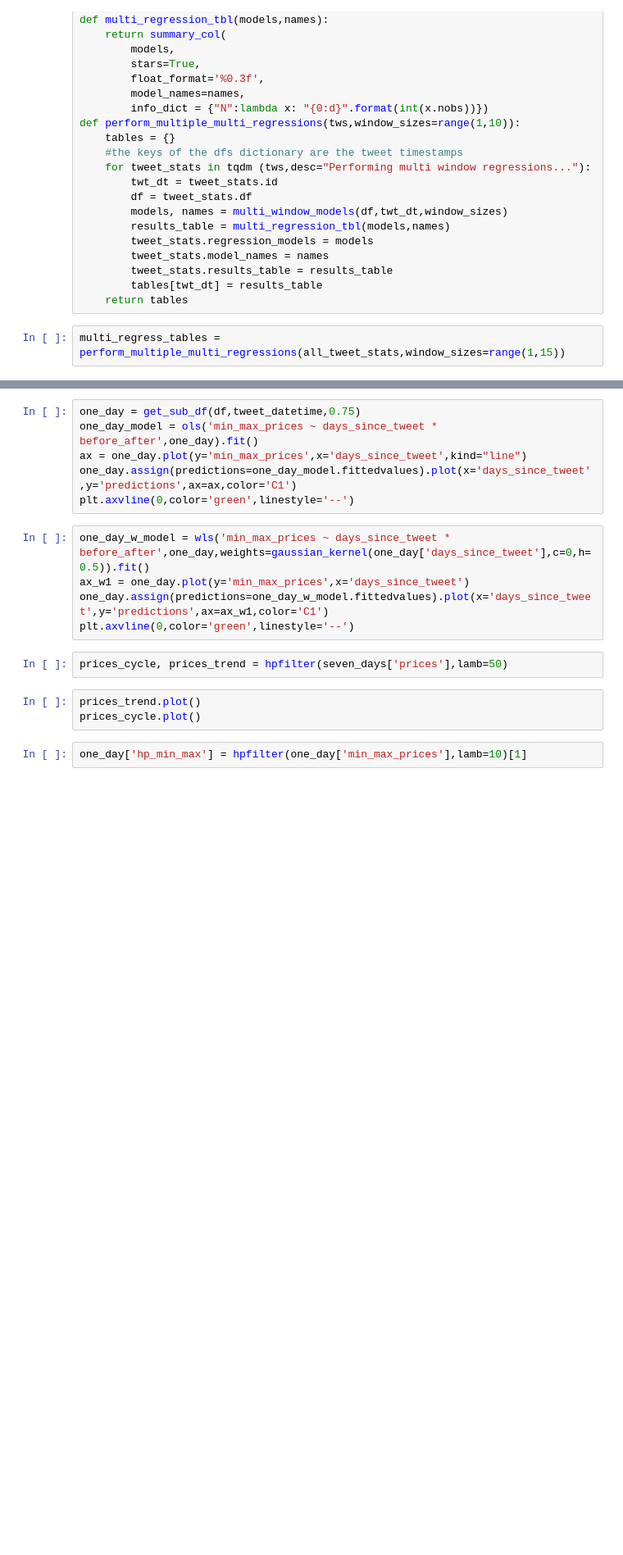
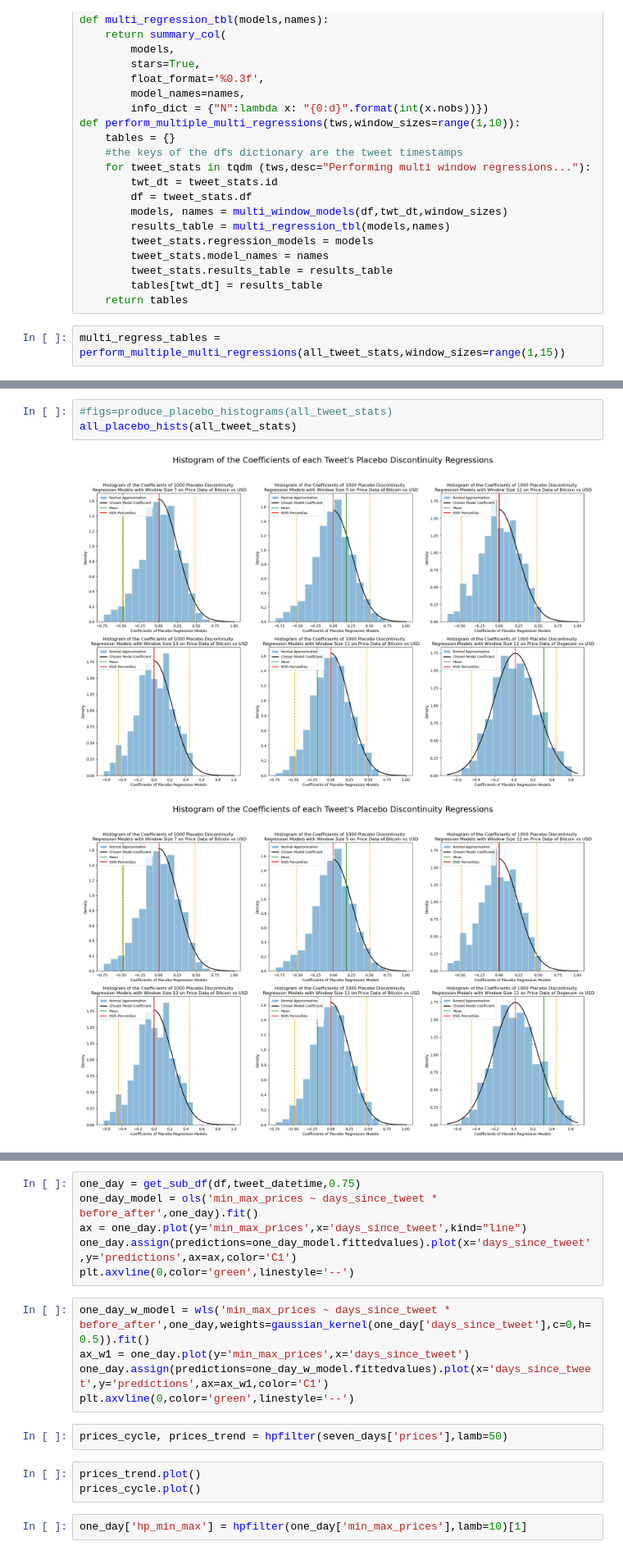
Before and after one commit to DataTa-Da/qm2, a Jupyter notebook: analysis/Discontinuity Regression.ipynb, the cells around one changed output, grey strips where cells are left out. Shown at 82% size. Cells and saved outputs as stored; diff of their text form; blank space fills up the shorter version.

```diff
--- a/analysis/Discontinuity Regression.ipynb
+++ b/analysis/Discontinuity Regression.ipynb
@@ -422,0 +420,6 @@ all_tweet_stats[5].results_table
+# %%
+#figs=produce_placebo_histograms(all_tweet_stats)
+all_placebo_hists(all_tweet_stats)
+# %% [output]
+[figure, added]
+[figure, added]
```
Also changed, not shown: parts of 16 cells of this notebook.
